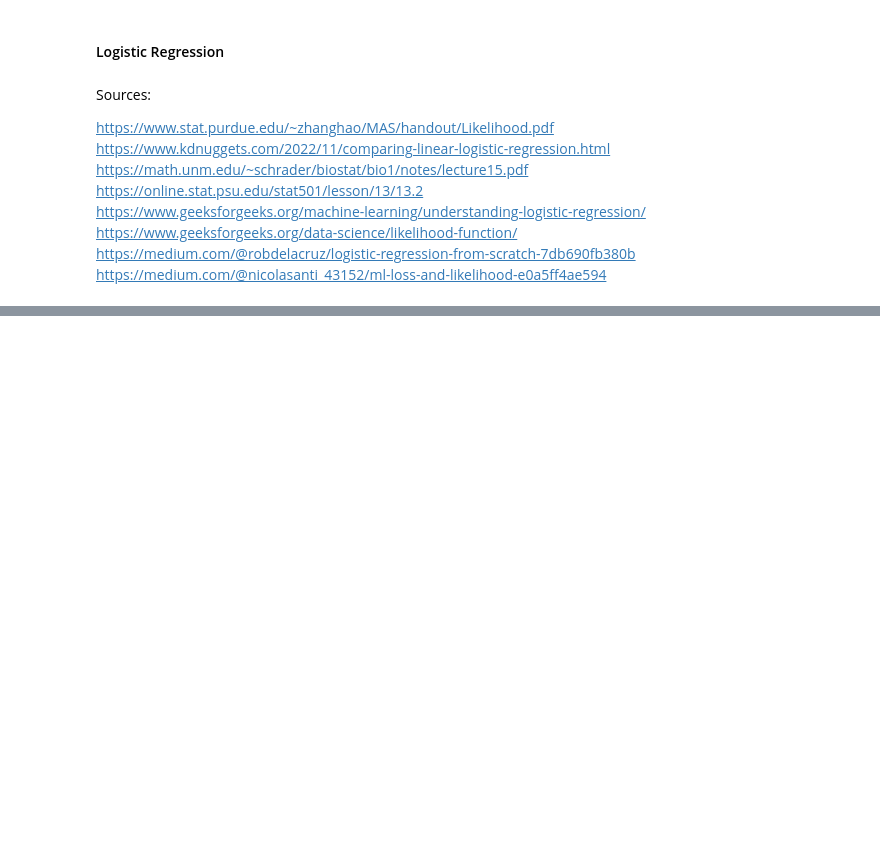
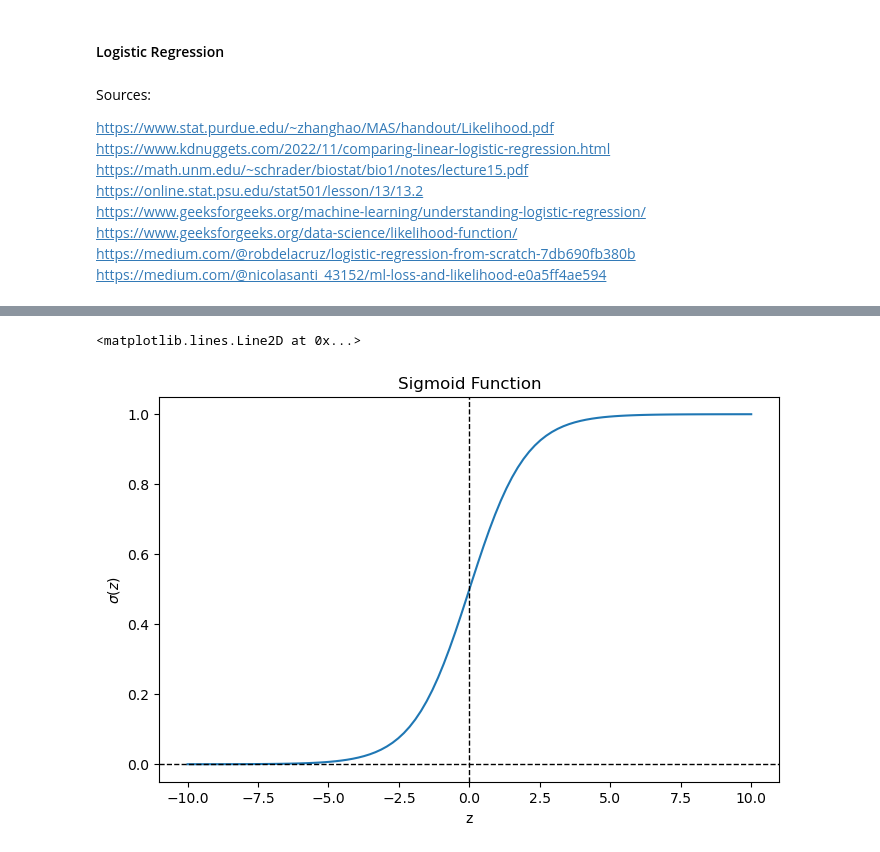
Before and after one commit to JakeLarimer/MLAlgosFromScratch, a Jupyter notebook: LogisticRegression.ipynb, the cells around one changed output, grey strips where cells are left out. Drawn from its saved outputs; the diff is of its cells as text; code cells hidden in the pictures; blank space fills up the shorter version.

Commit message:
Math Updates + Graphing

```diff
--- a/LogisticRegression.ipynb
+++ b/LogisticRegression.ipynb
@@ -60,0 +56,18 @@ so simply put, when $x_i^T\Theta$ is large, it indicates a high probability that
+# %%
+### Plotting sigma(z)
+
+# Creating data
+z = np.linspace(-10, 10, 100)
+sigma = 1 / (1 + np.exp(-z))
+
+# Plotting
+plt.figure(figsize=(8,5))
+plt.plot(z, sigma)
+plt.xlabel("z")
+plt.ylabel(r"$\sigma(z)$")
+plt.title("Sigmoid Function")
+plt.axhline(0, color='black', linestyle='--', linewidth=1)
+plt.axvline(0, color='black', linestyle='--', linewidth=1)
+# %% [output]
+<matplotlib.lines.Line2D at 0x...>
+[figure, added]
```
Also changed, not shown: parts of 7 cells of this notebook.
